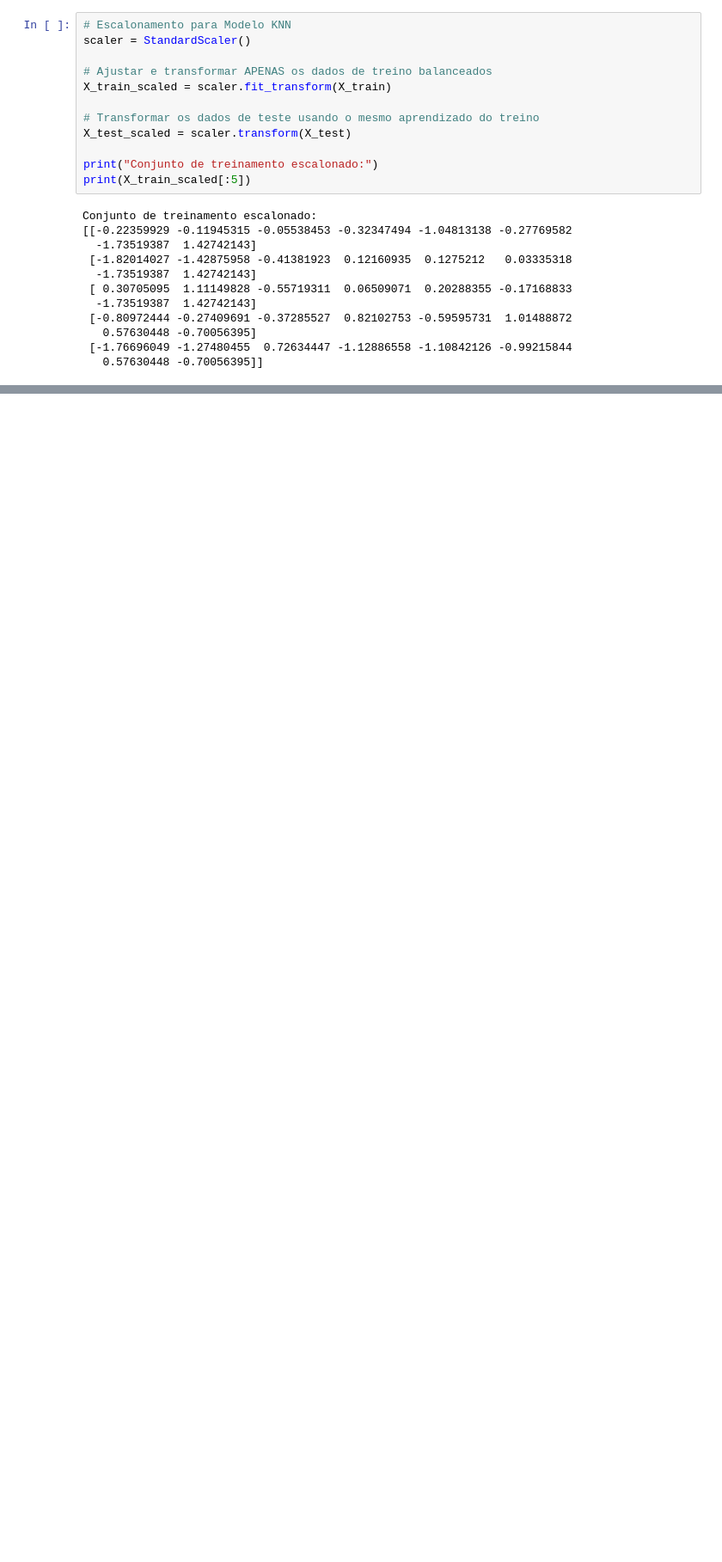
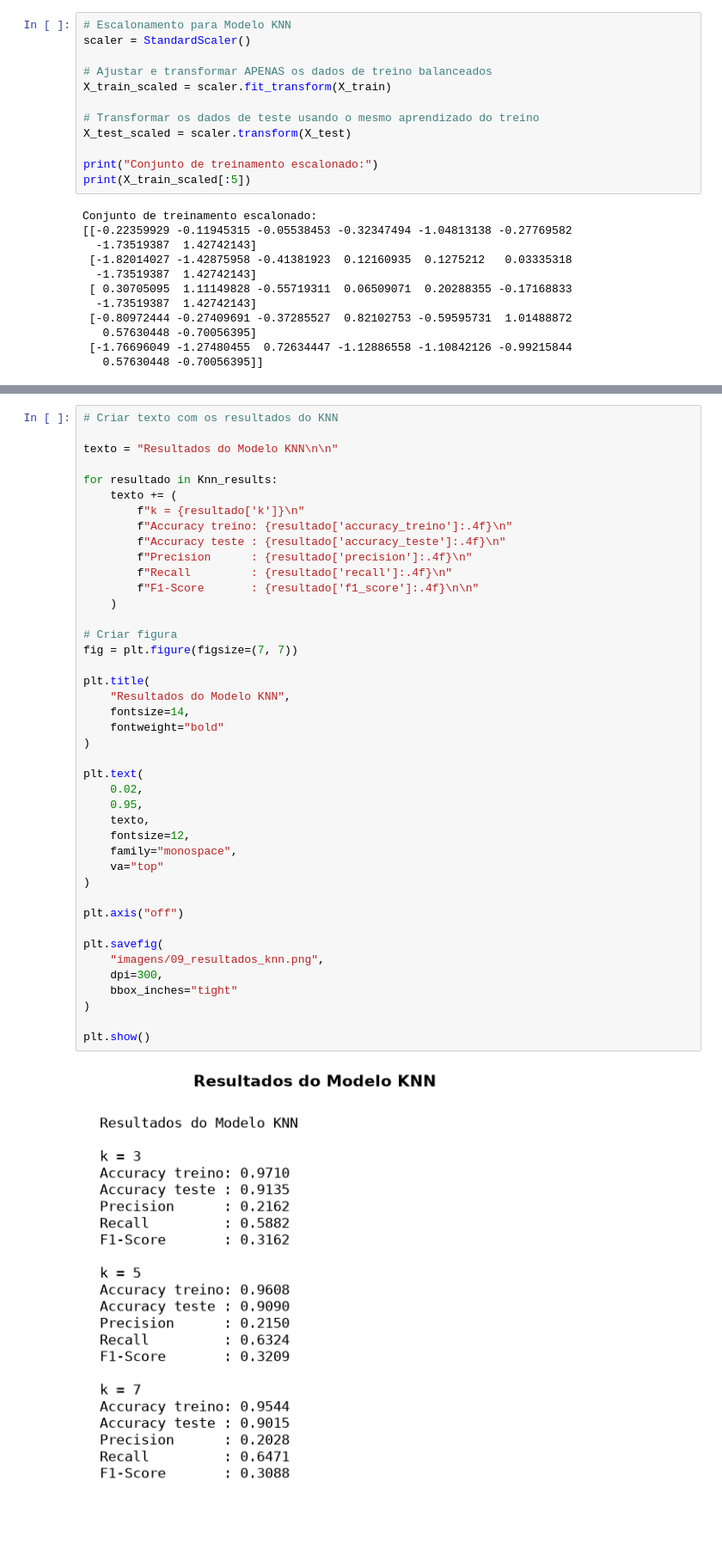
Before and after one commit to Carlos779-cloud/Projeto_Final, a Jupyter notebook: main.ipynb, the cells around one changed output, grey strips where cells are left out. Shown at 86% size. Cells and saved outputs as stored; diff of their text form; blank space fills up the shorter version.

```diff
--- a/main.ipynb
+++ b/main.ipynb
@@ -621,0 +713,44 @@ Conjunto de treinamento escalonado:
+# %%
+# Criar texto com os resultados do KNN
+
+texto = "Resultados do Modelo KNN\n\n"
+
+for resultado in Knn_results:
+    texto += (
+        f"k = {resultado['k']}\n"
+        f"Accuracy treino: {resultado['accuracy_treino']:.4f}\n"
+        f"Accuracy teste : {resultado['accuracy_teste']:.4f}\n"
+        f"Precision      : {resultado['precision']:.4f}\n"
+        f"Recall         : {resultado['recall']:.4f}\n"
+        f"F1-Score       : {resultado['f1_score']:.4f}\n\n"
+    )
+
+# Criar figura
+fig = plt.figure(figsize=(7, 7))
+
+plt.title(
+    "Resultados do Modelo KNN",
+    fontsize=14,
+    fontweight="bold"
+)
+
+plt.text(
+    0.02,
+    0.95,
+    texto,
+    fontsize=12,
+    family="monospace",
+    va="top"
+)
+
+plt.axis("off")
+
+plt.savefig(
+    "imagens/09_resultados_knn.png",
+    dpi=300,
+    bbox_inches="tight"
+)
+
+plt.show()
+# %% [output]
+[figure, added]
```
Also changed, not shown: parts of 11 cells of this notebook, 4 other files.
